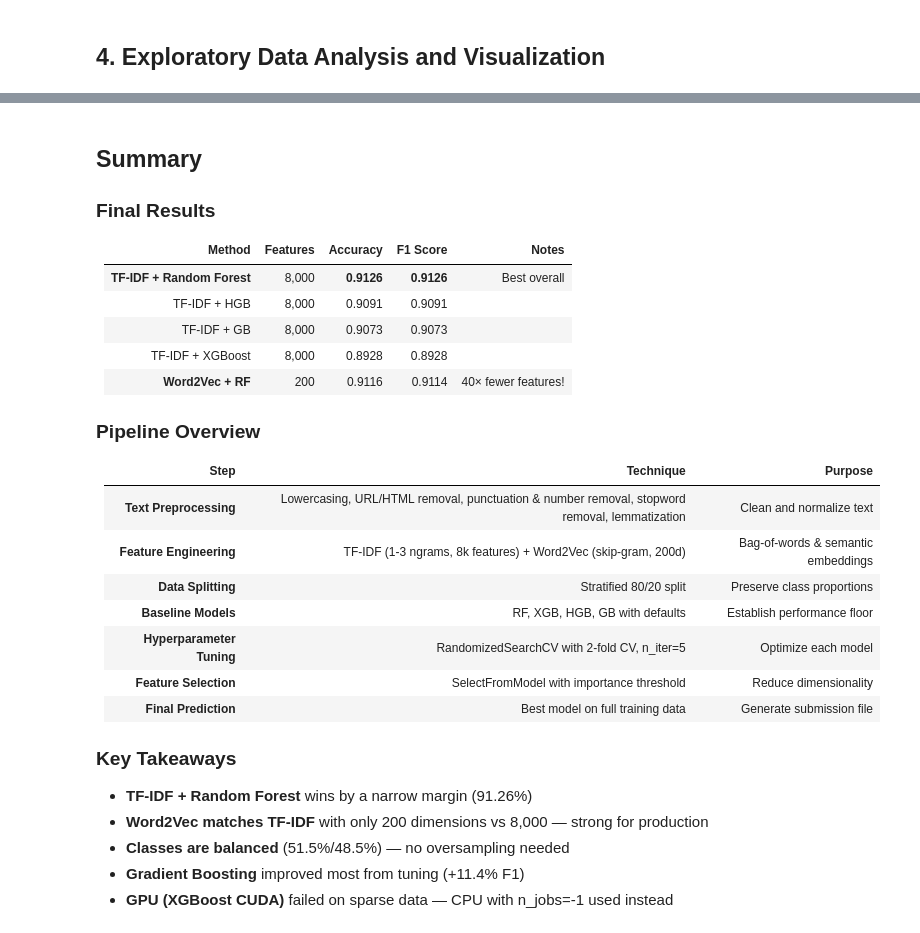
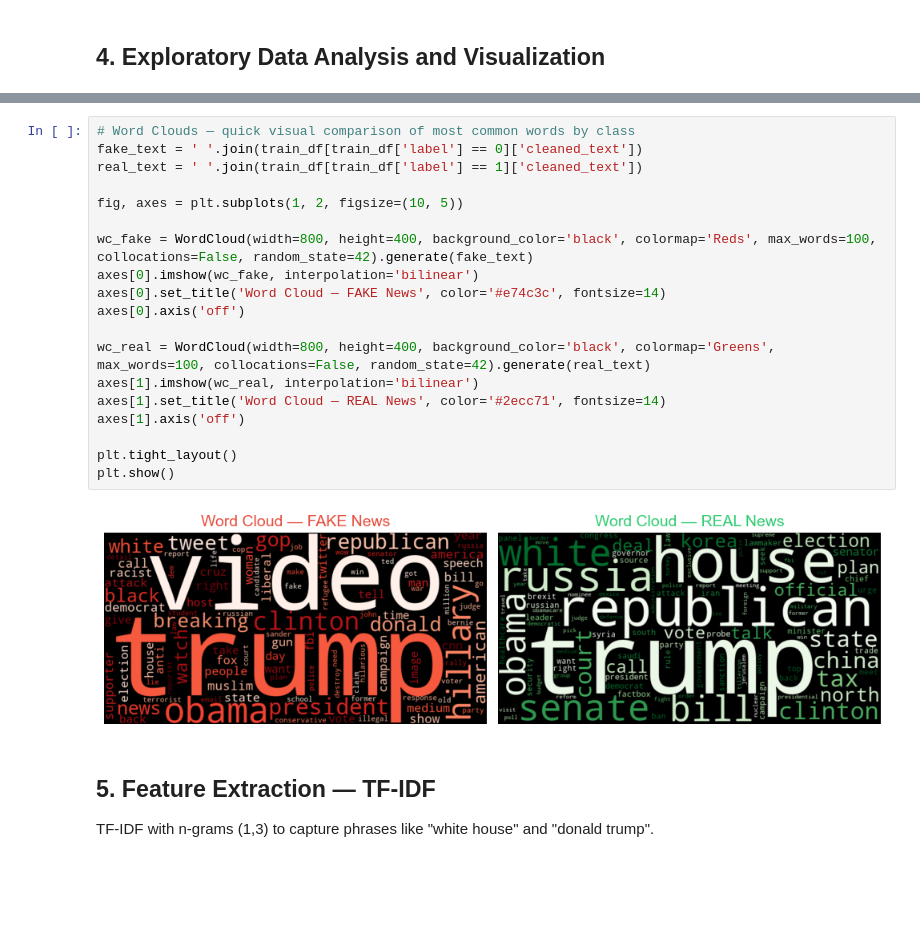
Before and after one commit to windows2t2/project-3-nlp, a Jupyter notebook: mycode.ipynb, the cells around one changed output, grey strips where cells are left out. Saved outputs shown, nothing was run; the diff lists cells and outputs as text; blank space fills up the shorter version.

```diff
--- a/mycode.ipynb
+++ b/mycode.ipynb
@@ -1110,31 +218,25 @@ Sample predictions:
-# %% [markdown]
-## Summary
-
-### Final Results
-
-| Method | Features | Accuracy | F1 Score | Notes |
-|--------|----------|----------|----------|-------|
-| **TF-IDF + Random Forest** | 8,000 | **0.9126** | **0.9126** | Best overall |
-| TF-IDF + HGB | 8,000 | 0.9091 | 0.9091 | |
-| TF-IDF + GB | 8,000 | 0.9073 | 0.9073 | |
-| TF-IDF + XGBoost | 8,000 | 0.8928 | 0.8928 | |
-| **Word2Vec + RF** | 200 | 0.9116 | 0.9114 | 40× fewer features! |
-
-### Pipeline Overview
-
-| Step | Technique | Purpose |
-|------|-----------|---------|
-| **Text Preprocessing** | Lowercasing, URL/HTML removal, punctuation & number removal, stopword removal, lemmatization | Clean and normalize text |
-| **Feature Engineering** | TF-IDF (1-3 ngrams, 8k features) + Word2Vec (skip-gram, 200d) | Bag-of-words & semantic embeddings |
-| **Data Splitting** | Stratified 80/20 split | Preserve class proportions |
-| **Baseline Models** | RF, XGB, HGB, GB with defaults | Establish performance floor |
-| **Hyperparameter Tuning** | RandomizedSearchCV with 2-fold CV, n_iter=5 | Optimize each model |
-| **Feature Selection** | SelectFromModel with importance threshold | Reduce dimensionality |
-| **Final Prediction** | Best model on full training data | Generate submission file |
-
-### Key Takeaways
-- **TF-IDF + Random Forest** wins by a narrow margin (91.26%)
-- **Word2Vec matches TF-IDF** with only 200 dimensions vs 8,000 — strong for production
-- **Classes are balanced** (51.5%/48.5%) — no oversampling needed
-- **Gradient Boosting** improved most from tuning (+11.4% F1)
-- **GPU (XGBoost CUDA)** failed on sparse data — CPU with n_jobs=-1 used instead
+# %%
+# Word Clouds — quick visual comparison of most common words by class
+fake_text = ' '.join(train_df[train_df['label'] == 0]['cleaned_text'])
+real_text = ' '.join(train_df[train_df['label'] == 1]['cleaned_text'])
+
+fig, axes = plt.subplots(1, 2, figsize=(10, 5))
+
+wc_fake = WordCloud(width=800, height=400, background_color='black', colormap='Reds', max_words=100, collocations=False, random_state=42).generate(fake_text)
+axes[0].imshow(wc_fake, interpolation='bilinear')
+axes[0].set_title('Word Cloud — FAKE News', color='#e74c3c', fontsize=14)
+axes[0].axis('off')
+
+wc_real = WordCloud(width=800, height=400, background_color='black', colormap='Greens', max_words=100, collocations=False, random_state=42).generate(real_text)
+axes[1].imshow(wc_real, interpolation='bilinear')
+axes[1].set_title('Word Cloud — REAL News', color='#2ecc71', fontsize=14)
+axes[1].axis('off')
+
+plt.tight_layout()
+plt.show()
+# %% [output]
+[figure, added]
+# %% [markdown]
+## 5. Feature Extraction — TF-IDF
+
+TF-IDF with n-grams (1,3) to capture phrases like "white house" and "donald trump".
```
Also changed, not shown: parts of 63 cells of this notebook, 3 other files.
